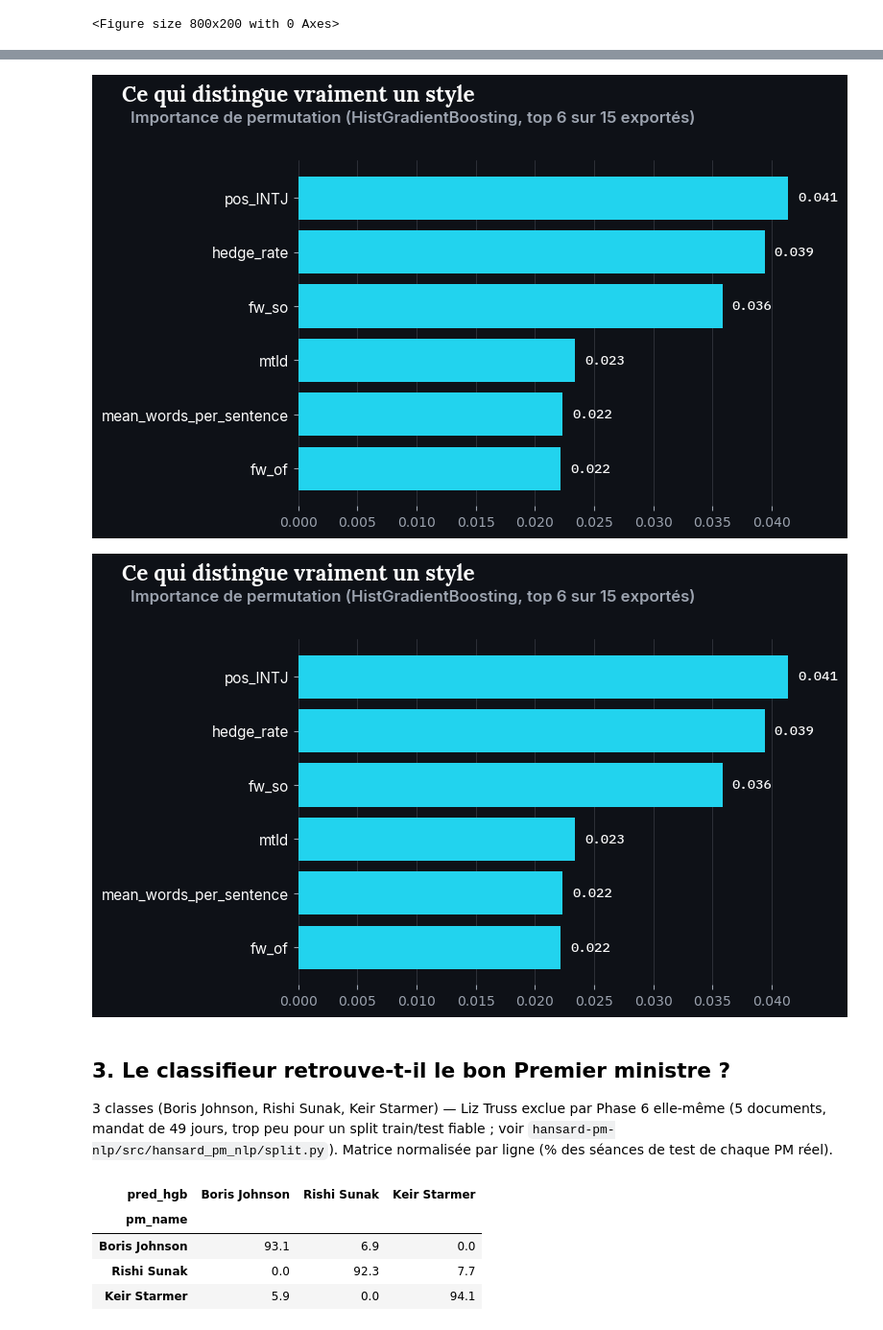
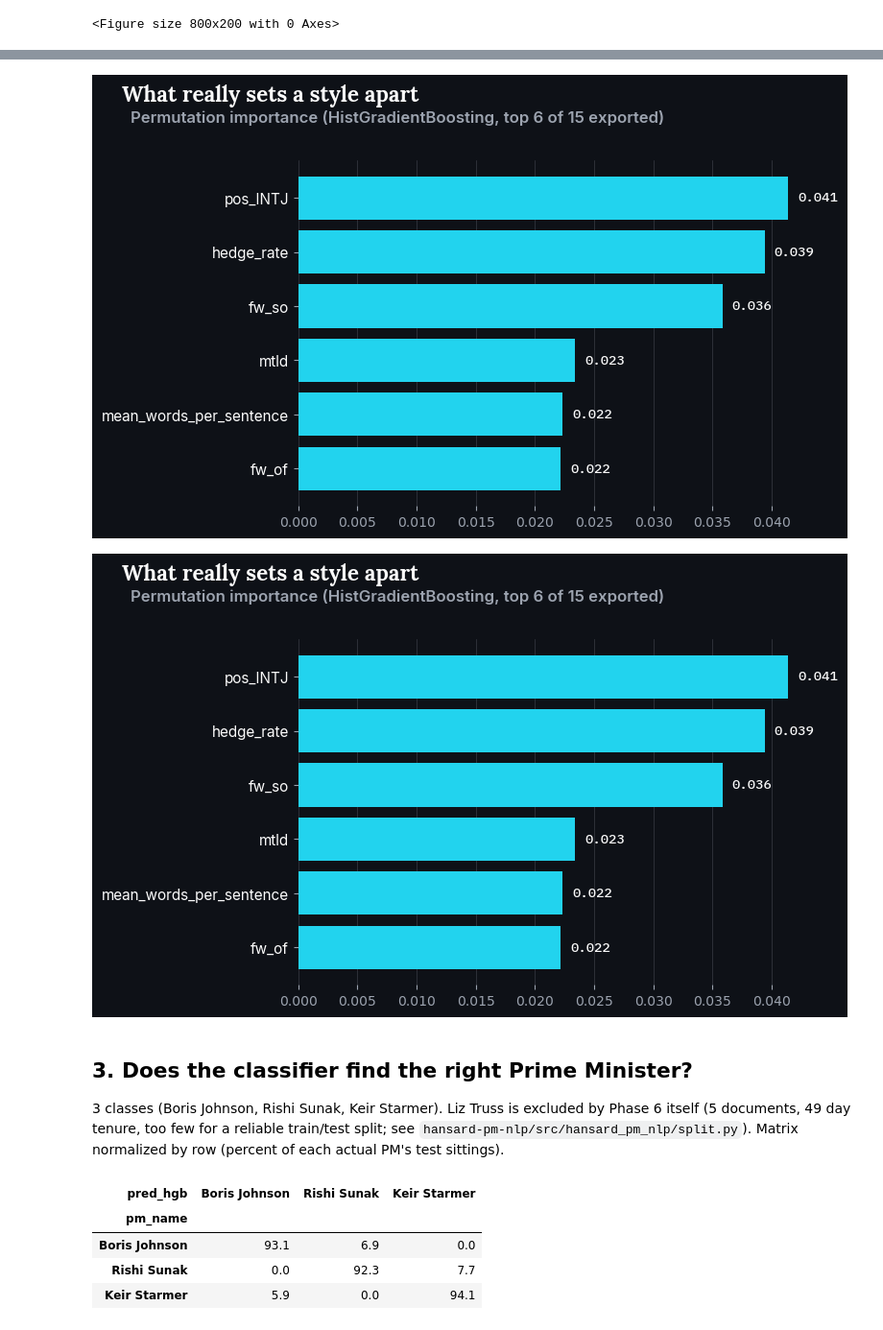
Before and after one commit to RedaAllab/hansard-pm-portfolio, a Jupyter notebook: notebooks/01_style_duel.ipynb, the cells around one changed output, grey strips where cells are left out. Shown at 96% size. Cells and saved outputs as stored; diff of their text form; code cells hidden in the pictures.

```diff
--- a/notebooks/01_style_duel.ipynb
+++ b/notebooks/01_style_duel.ipynb
@@ -54,19 +54,19 @@ Phase 6 exporte le top 15 (par modèle) des importances de permutation calculée
 # %%
 importance = da.load_feature_importance("hgb").head(6).sort_values("importance")
 fig = viz.plot_feature_importance_bar(
     importance,
-    "Ce qui distingue vraiment un style",
-    "Importance de permutation (HistGradientBoosting, top 6 sur 15 exportés)",
+    "What really sets a style apart",
+    "Permutation importance (HistGradientBoosting, top 6 of 15 exported)",
 )
 viz.save(fig, ASSETS_DIR / "feature_importance.png")
 fig
 # %% [output]
-[figure, old version]
+[figure, new version]
-[figure, old version]
+[figure, new version]
 # %% [markdown]
-## 3. Le classifieur retrouve-t-il le bon Premier ministre ?
+## 3. Does the classifier find the right Prime Minister?
 
-3 classes (Boris Johnson, Rishi Sunak, Keir Starmer) — Liz Truss exclue par Phase 6 elle-même (5 documents, mandat de 49 jours, trop peu pour un split train/test fiable ; voir `hansard-pm-nlp/src/hansard_pm_nlp/split.py`). Matrice normalisée par ligne (% des séances de test de chaque PM réel).
+3 classes (Boris Johnson, Rishi Sunak, Keir Starmer). Liz Truss is excluded by Phase 6 itself (5 documents, 49 day tenure, too few for a reliable train/test split; see `hansard-pm-nlp/src/hansard_pm_nlp/split.py`). Matrix normalized by row (percent of each actual PM's test sittings).
 # %%
 predictions = da.load_test_predictions()
 metrics = da.load_classifier_metrics()
```
Also changed, not shown: parts of 10 cells of this notebook, 20 other files.
